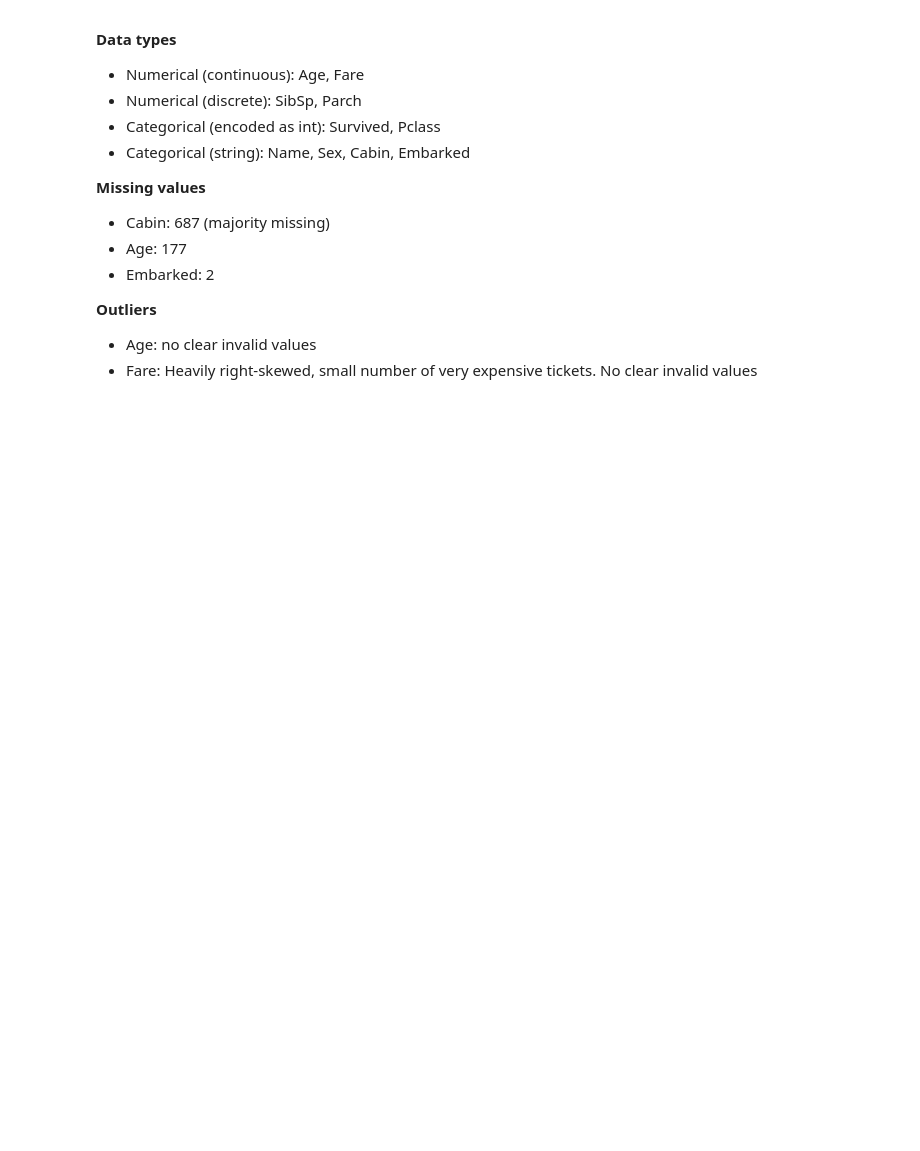
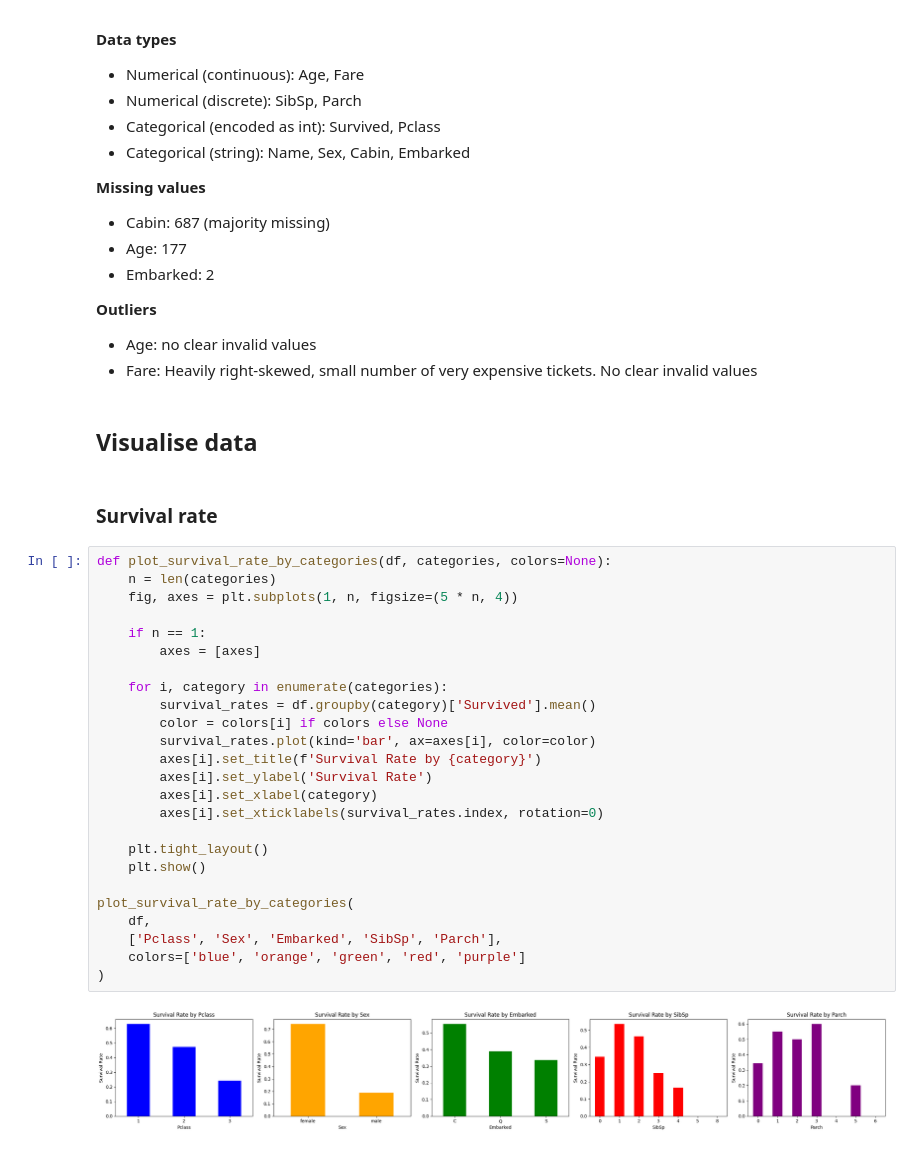
Before and after one commit to helben2002/TitanicCapstoneProject, a Jupyter notebook: ml/notebooks/sara.ipynb, the cells around one changed output. Cells and saved outputs as stored; diff of their text form; blank space fills up the shorter version.

Commit message:
data (TITANIC-64): examine survival rate by visualisation

```diff
--- a/ml/notebooks/sara.ipynb
+++ b/ml/notebooks/sara.ipynb
@@ -146,3 +145,34 @@ outliers[['Fare']].describe()
 **Outliers**
 - Age: no clear invalid values
 - Fare: Heavily right-skewed, small number of very expensive tickets. No clear invalid values
+# %% [markdown]
+## Visualise data
+# %% [markdown]
+### Survival rate
+# %%
+def plot_survival_rate_by_categories(df, categories, colors=None):
+    n = len(categories)
+    fig, axes = plt.subplots(1, n, figsize=(5 * n, 4))
+
+    if n == 1:
+        axes = [axes]
+
+    for i, category in enumerate(categories):
+        survival_rates = df.groupby(category)['Survived'].mean()
+        color = colors[i] if colors else None
+        survival_rates.plot(kind='bar', ax=axes[i], color=color)
+        axes[i].set_title(f'Survival Rate by {category}')
+        axes[i].set_ylabel('Survival Rate')
+        axes[i].set_xlabel(category)
+        axes[i].set_xticklabels(survival_rates.index, rotation=0)
+
+    plt.tight_layout()
+    plt.show()
+
+plot_survival_rate_by_categories(
+    df,
+    ['Pclass', 'Sex', 'Embarked', 'SibSp', 'Parch'],
+    colors=['blue', 'orange', 'green', 'red', 'purple']
+)
+# %% [output]
+[figure, added]
```
Also changed, not shown: parts of 8 cells of this notebook.
